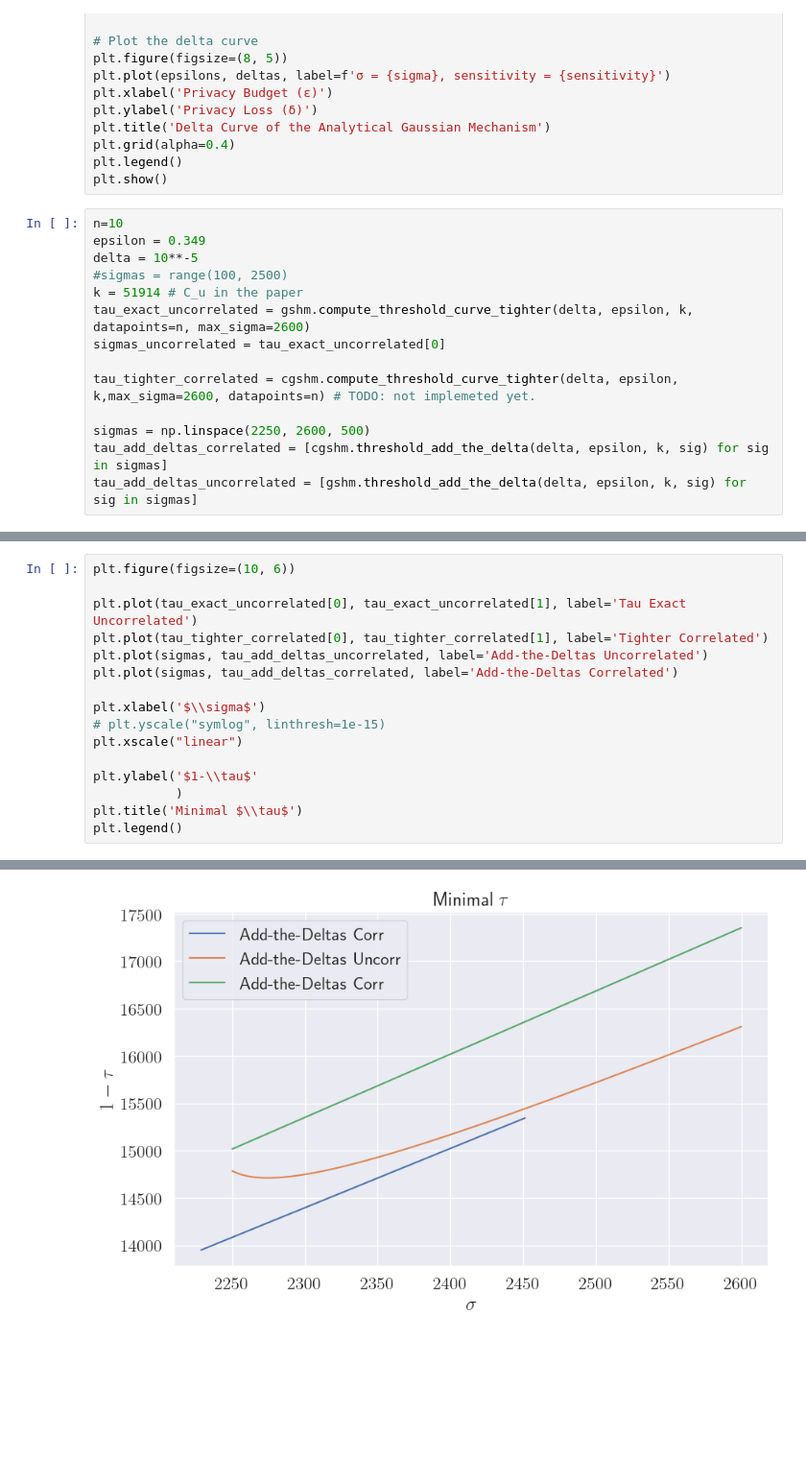
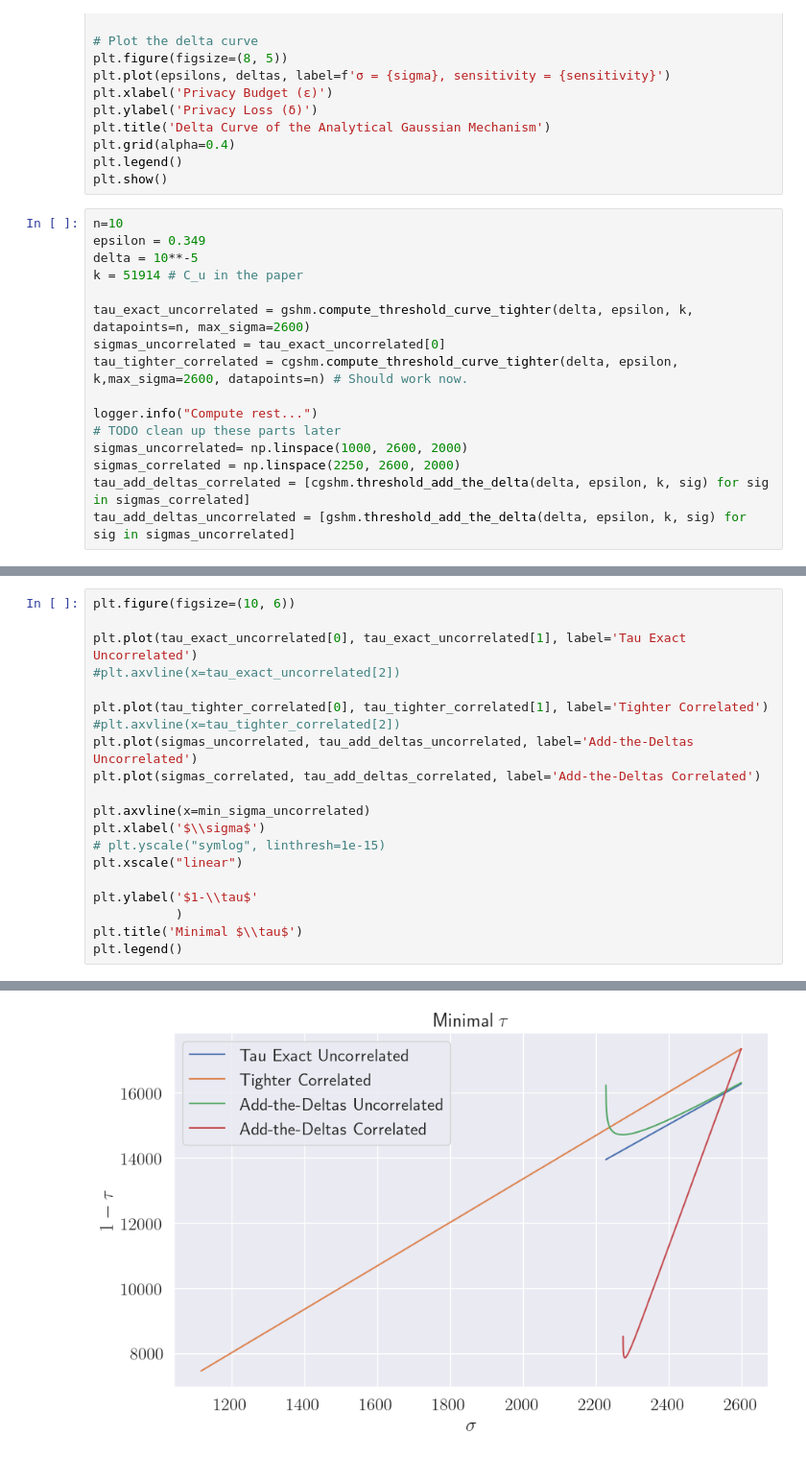
Before and after one commit to lukas681/sparse-gaussian-histograms, a Jupyter notebook: notebooks/experiments.ipynb, the cells around one changed output, grey strips where cells are left out. Shown: that part at 96% size. Cells and saved outputs as stored; diff of their text form; blank space fills up the shorter version.

```diff
--- a/notebooks/experiments.ipynb
+++ b/notebooks/experiments.ipynb
@@ -286,13 +285,15 @@ plt.show()
 n=10
 epsilon = 0.349
 delta = 10**-5
-#sigmas = range(100, 2500)
 k = 51914 # C_u in the paper
+
 tau_exact_uncorrelated = gshm.compute_threshold_curve_tighter(delta, epsilon, k, datapoints=n, max_sigma=2600)
 sigmas_uncorrelated = tau_exact_uncorrelated[0]
+tau_tighter_correlated = cgshm.compute_threshold_curve_tighter(delta, epsilon, k,max_sigma=2600, datapoints=n) # Should work now.
 
-tau_tighter_correlated = cgshm.compute_threshold_curve_tighter(delta, epsilon, k,max_sigma=2600, datapoints=n) # TODO: not implemeted yet.
-
-sigmas = np.linspace(2250, 2600, 500)
-tau_add_deltas_correlated = [cgshm.threshold_add_the_delta(delta, epsilon, k, sig) for sig in sigmas]
-tau_add_deltas_uncorrelated = [gshm.threshold_add_the_delta(delta, epsilon, k, sig) for sig in sigmas]
+logger.info("Compute rest...")
+# TODO clean up these parts later
+sigmas_uncorrelated= np.linspace(1000, 2600, 2000)
+sigmas_correlated = np.linspace(2250, 2600, 2000)
+tau_add_deltas_correlated = [cgshm.threshold_add_the_delta(delta, epsilon, k, sig) for sig in sigmas_correlated]
+tau_add_deltas_uncorrelated = [gshm.threshold_add_the_delta(delta, epsilon, k, sig) for sig in sigmas_uncorrelated]
@@ -301,19 +300,23 @@ ValueError: math domain error
 # %%
 plt.figure(figsize=(10, 6))
 
 plt.plot(tau_exact_uncorrelated[0], tau_exact_uncorrelated[1], label='Tau Exact Uncorrelated')
+#plt.axvline(x=tau_exact_uncorrelated[2])
+
 plt.plot(tau_tighter_correlated[0], tau_tighter_correlated[1], label='Tighter Correlated')
-plt.plot(sigmas, tau_add_deltas_uncorrelated, label='Add-the-Deltas Uncorrelated')
-plt.plot(sigmas, tau_add_deltas_correlated, label='Add-the-Deltas Correlated')
+#plt.axvline(x=tau_tighter_correlated[2])
+plt.plot(sigmas_uncorrelated, tau_add_deltas_uncorrelated, label='Add-the-Deltas Uncorrelated')
+plt.plot(sigmas_correlated, tau_add_deltas_correlated, label='Add-the-Deltas Correlated')
 
+plt.axvline(x=min_sigma_uncorrelated)
 plt.xlabel('$\\sigma$')
 # plt.yscale("symlog", linthresh=1e-15)
 plt.xscale("linear")
 
 plt.ylabel('$1-\\tau$'
            )
 plt.title('Minimal $\\tau$')
 plt.legend()
 # %% [output]
 <matplotlib.legend.Legend at 0x...>
-[figure, old version]
+[figure, new version]
```
Also changed, not shown: parts of 2 cells of this notebook, 2 other files.
